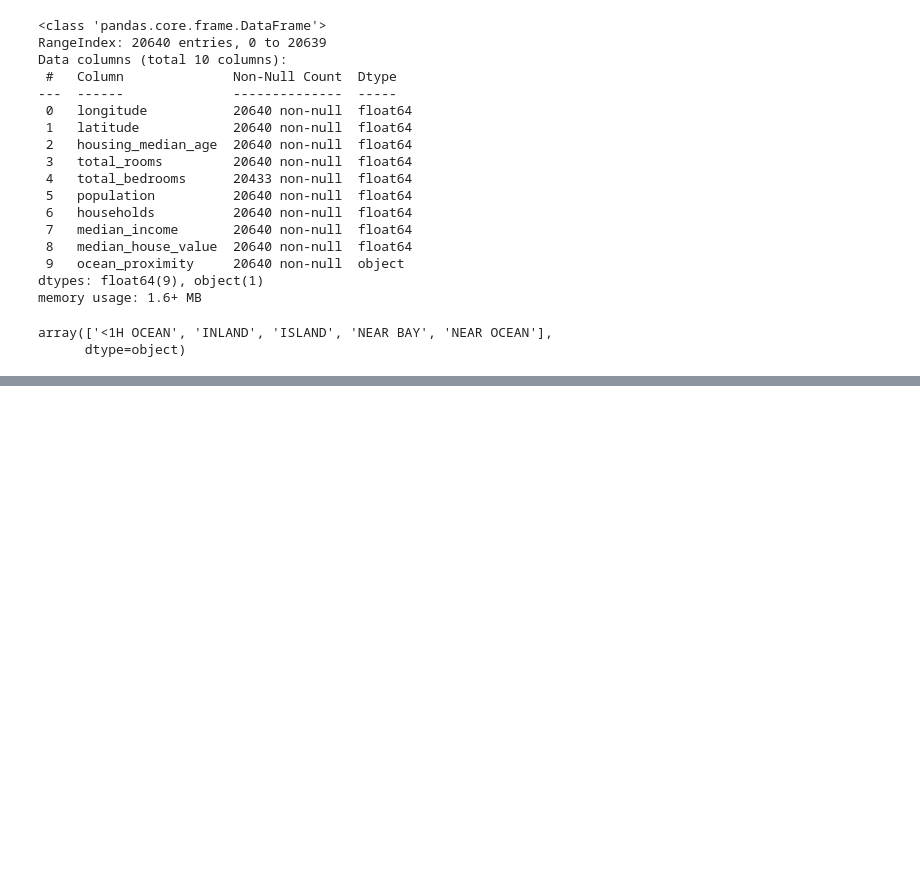
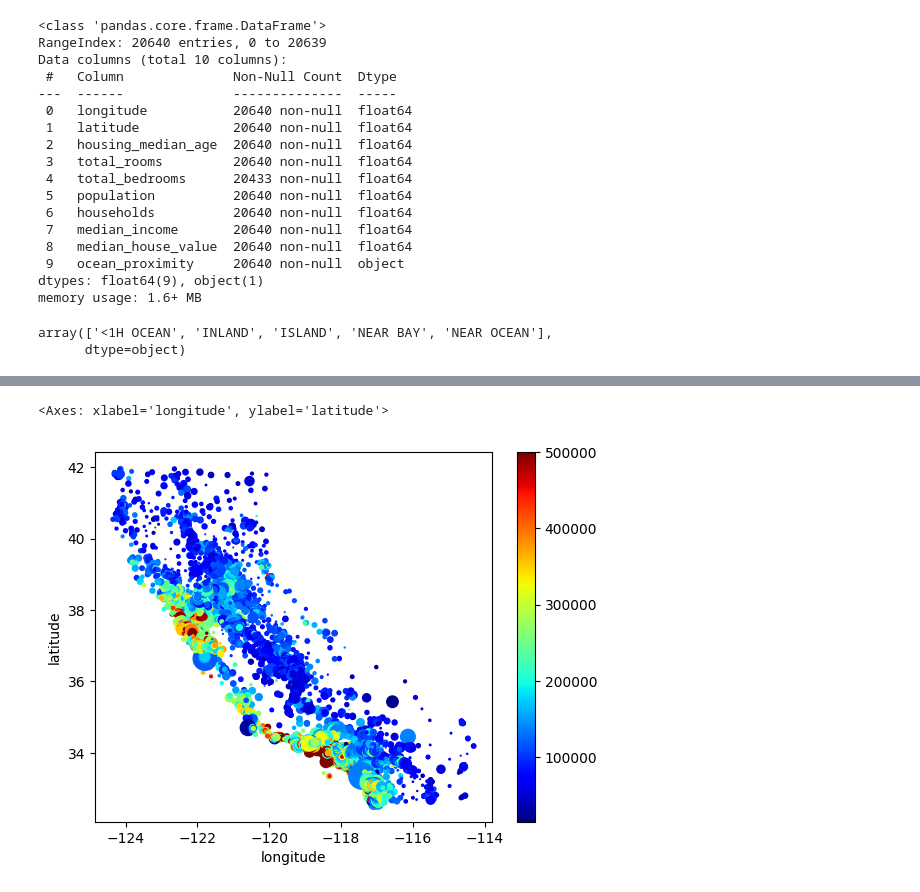
Before and after one commit to parisa-1371/regression-ML, a Jupyter notebook: notebooks/preprocessing.ipynb, the cells around one changed output, grey strips where cells are left out. Cells and saved outputs as stored; diff of their text form; code cells hidden in the pictures; blank space fills up the shorter version.

```diff
--- a/notebooks/preprocessing.ipynb
+++ b/notebooks/preprocessing.ipynb
@@ -48,0 +100,5 @@ array(['<1H OCEAN', 'INLAND', 'ISLAND', 'NEAR BAY', 'NEAR OCEAN'],
+# %%
+data.plot(x="longitude",y="latitude",kind="scatter",s=data["population"]/100,c=data["median_house_value"],cmap=plt.get_cmap("jet"),colorbar=True)
+# %% [output]
+<Axes: xlabel='longitude', ylabel='latitude'>
+[figure, added]
```
Also changed, not shown: parts of 18 cells of this notebook.
